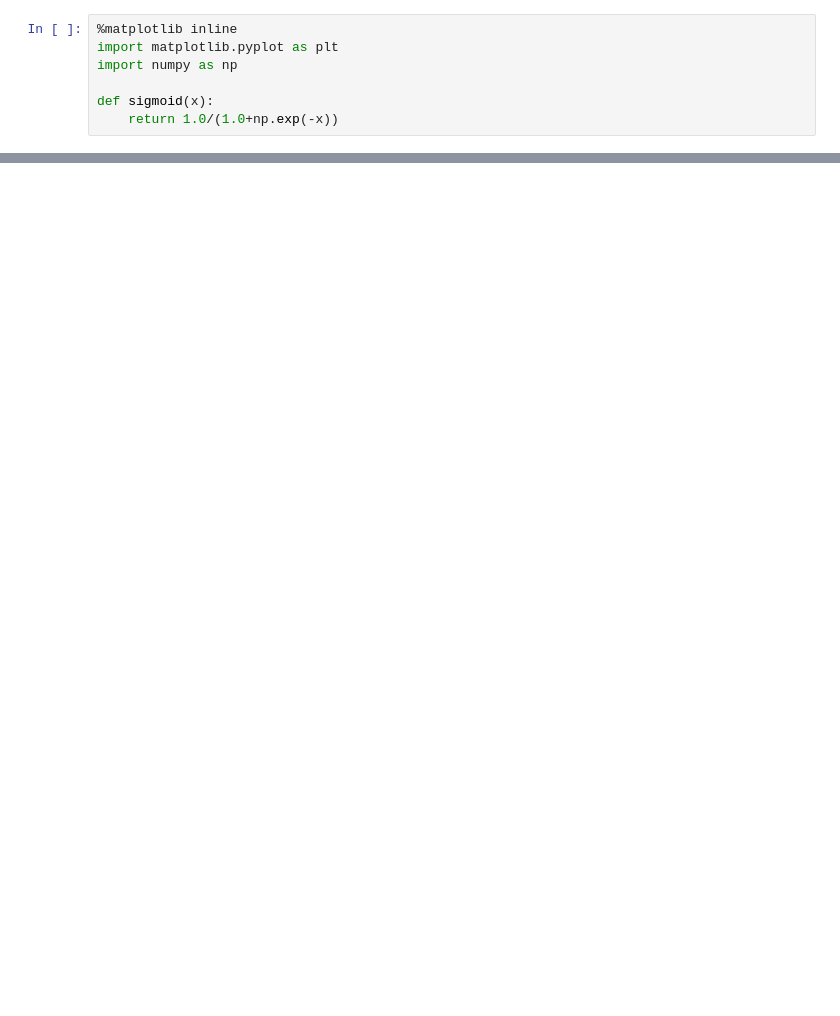
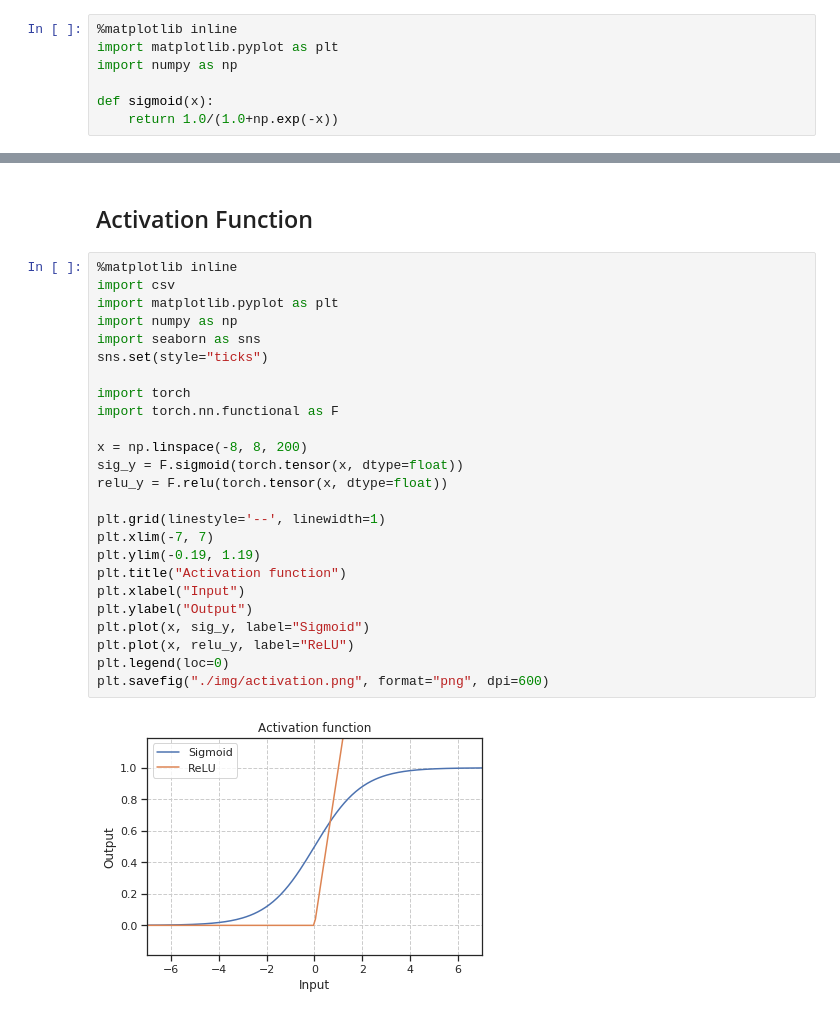
Before and after one commit to imyutaro/fm, a Jupyter notebook: plot_graph.ipynb, the cells around one changed output, grey strips where cells are left out. Cells and saved outputs as stored; diff of their text form; blank space fills up the shorter version.

```diff
--- a/plot_graph.ipynb
+++ b/plot_graph.ipynb
@@ -31,0 +68,29 @@ plt.savefig("./img/sig.png", dpi=600)
+# %% [markdown]
+## Activation Function
+# %%
+%matplotlib inline
+import csv
+import matplotlib.pyplot as plt
+import numpy as np
+import seaborn as sns
+sns.set(style="ticks")
+
+import torch
+import torch.nn.functional as F
+
+x = np.linspace(-8, 8, 200)
+sig_y = F.sigmoid(torch.tensor(x, dtype=float))
+relu_y = F.relu(torch.tensor(x, dtype=float))
+
+plt.grid(linestyle='--', linewidth=1)
+plt.xlim(-7, 7)
+plt.ylim(-0.19, 1.19)
+plt.title("Activation function")
+plt.xlabel("Input")
+plt.ylabel("Output")
+plt.plot(x, sig_y, label="Sigmoid")
+plt.plot(x, relu_y, label="ReLU")
+plt.legend(loc=0)
+plt.savefig("./img/activation.png", format="png", dpi=600)
+# %% [output]
+[figure, added]
```
Also changed, not shown: parts of 33 cells of this notebook, 2 other files.
